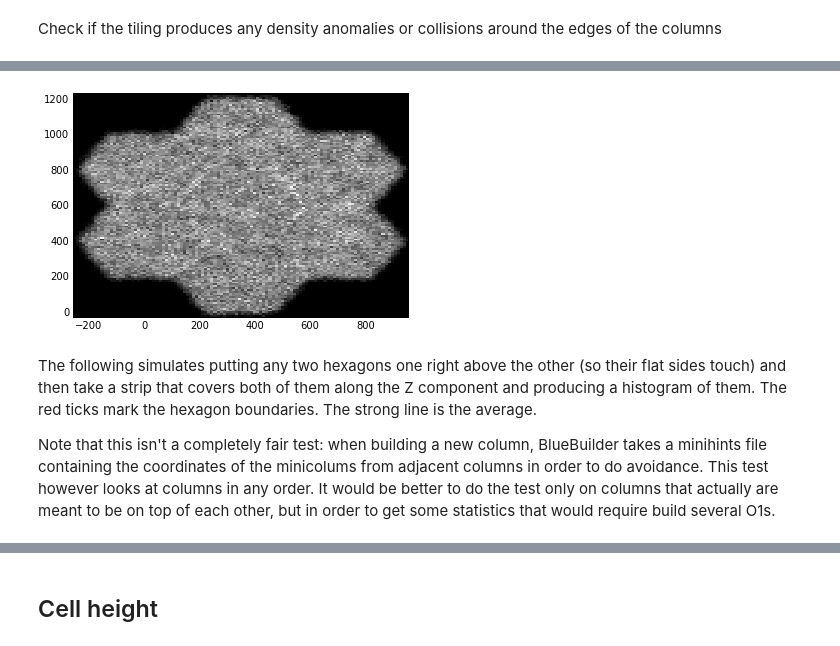
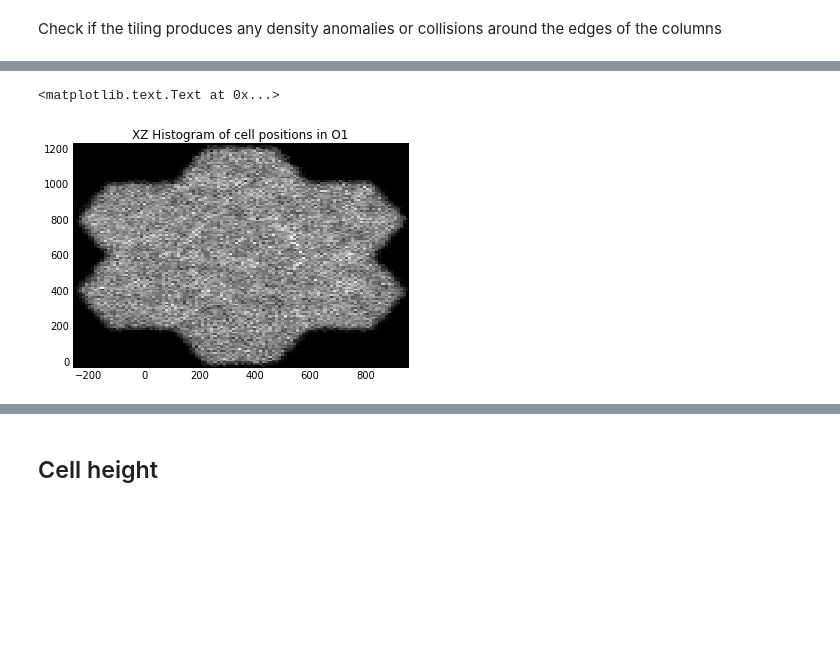
Before and after one commit to BlueBrain/voxcell, a Jupyter notebook: notebooks/MicrocircuitAnalysis.ipynb, the cells around one changed output, grey strips where cells are left out. Saved outputs shown, nothing was run; the diff lists cells and outputs as text; code cells hidden in the pictures; blank space fills up the shorter version.

```diff
--- a/notebooks/MicrocircuitAnalysis.ipynb
+++ b/notebooks/MicrocircuitAnalysis.ipynb
@@ -125,9 +130,7 @@ notebook.show_volume('merged_density', bbp_density.raw > 1)
 [interactive output not drawn]
 # %%
 _ = plt.hist2d(bbp_merged.positions[:, 0], bbp_merged.positions[:, 2], bins=(110, 120), cmap='binary_r')
+plt.title('XZ Histogram of cell positions in O1')
 # %% [output]
+<matplotlib.text.Text at 0x...>
-[figure, old version]
+[figure, new version]
-# %% [markdown]
-The following simulates putting any two hexagons one right above the other (so their flat sides touch) and then take a strip that covers both of them along the Z component and producing a histogram of them. The red ticks mark the hexagon boundaries. The strong line is the average.
-
-Note that this isn't a completely fair test: when building a new column, BlueBuilder takes a minihints file containing the coordinates of the minicolums from adjacent columns in order to do avoidance. This test however looks at columns in any order. It would be better to do the test only on columns that actually are meant to be on top of each other, but in order to get some statistics that would require build several O1s.
```
Also changed, not shown: parts of 6 cells of this notebook, 3 other files.
